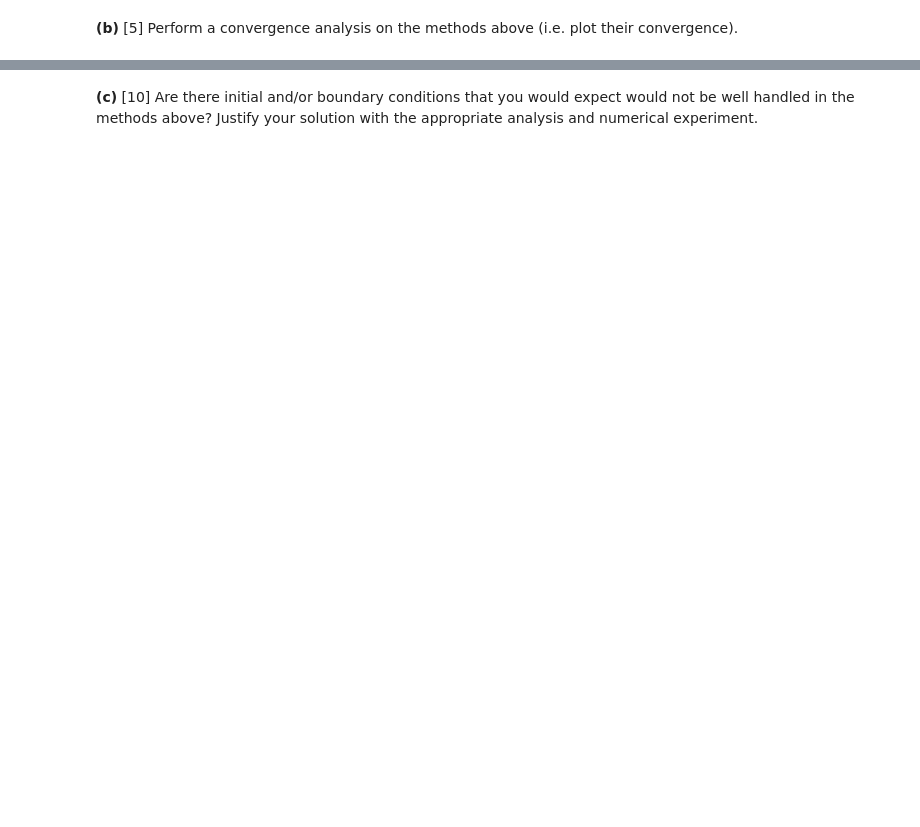
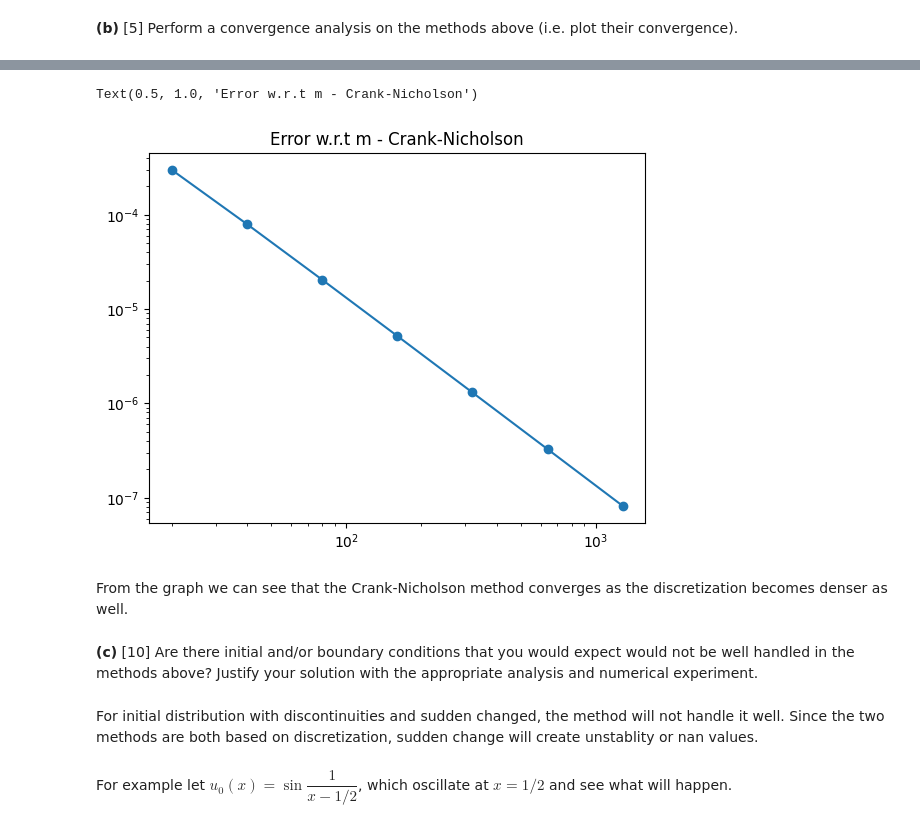
Before and after one commit to nekomiya-kasane/exercises, a Jupyter notebook: 2023-04-12-Python-Numeric-Analysis/hw5_parabolic.ipynb, the cells around one changed output, grey strips where cells are left out. Cells and saved outputs as stored; diff of their text form; code cells hidden in the pictures; blank space fills up the shorter version.

```diff
--- a/2023-04-12-Python-Numeric-Analysis/hw5_parabolic.ipynb
+++ b/2023-04-12-Python-Numeric-Analysis/hw5_parabolic.ipynb
@@ -325,2 +561,38 @@ raise NotImplementedError()
+# %%
+beta = 150.0
+kappa = 0.02
+L = 1.0
+u_true = lambda x, t: numpy.exp(-(x - 0.4)**2. / (4.0 * kappa * t + 1.0 / beta)) \
+                                            / numpy.sqrt(4.0 * kappa * beta * t + 1.0)
+
+# Note that these will not be precisely zero
+g_0 = lambda t: u_true(0.0, t)
+g_1 = lambda t: u_true(L, t)
+
+# Discretization and output times
+ms = [20, 40, 80, 160, 320, 640, 1280]
+errors = [0] * len(ms)
+for (i, m) in enumerate(ms):
+    x = numpy.linspace(0.0, L, m + 2)
+    x_fine = numpy.linspace(0.0, L, 100)
+    delta_x = L / float(m + 1)
+    output_times = (0.0, 0.5, 1.0, 1.5, 2.0)
+
+    # Solve
+    U_CN = numpy.empty((len(output_times), m + 2))
+    U_CN[0, :] = u_true(x, 0.0)
+    for (n, t) in enumerate(output_times[1:]):
+        U_CN[n + 1, :] = solve_heat_CN(m, kappa, L, output_times[n], t, U_CN[n, :], g_0, g_1)
+
+    errors[i] = numpy.linalg.norm(delta_x * (U_CN[-1, :] - u_true(x, output_times[-1])), ord=1)
+# %%
+plt.loglog(ms, errors)
+plt.scatter(ms, errors)
+plt.title("Error w.r.t m - Crank-Nicholson")
+# %% [output]
+Text(0.5, 1.0, 'Error w.r.t m - Crank-Nicholson')
+[figure, added]
+# %% [markdown]
+From the graph we can see that the Crank-Nicholson method converges as the discretization becomes denser as well.
 # %% [markdown]
 **(c)** [10] Are there initial and/or boundary conditions that you would expect would not be well handled in the methods above?  Justify your solution with the appropriate analysis and numerical experiment.
@@ -329,0 +599,4 @@ raise NotImplementedError()
+# %% [markdown]
+For initial distribution with discontinuities and sudden changed, the method will not handle it well. Since the two methods are both based on discretization, sudden change will create unstablity or nan values.
+# %% [markdown]
+For example let $u_0(x)=\sin\dfrac{1}{x-1/2}$, which oscillate at $x=1/2$ and see what will happen.
```
Also changed, not shown: parts of 28 cells of this notebook, 4 other files.
